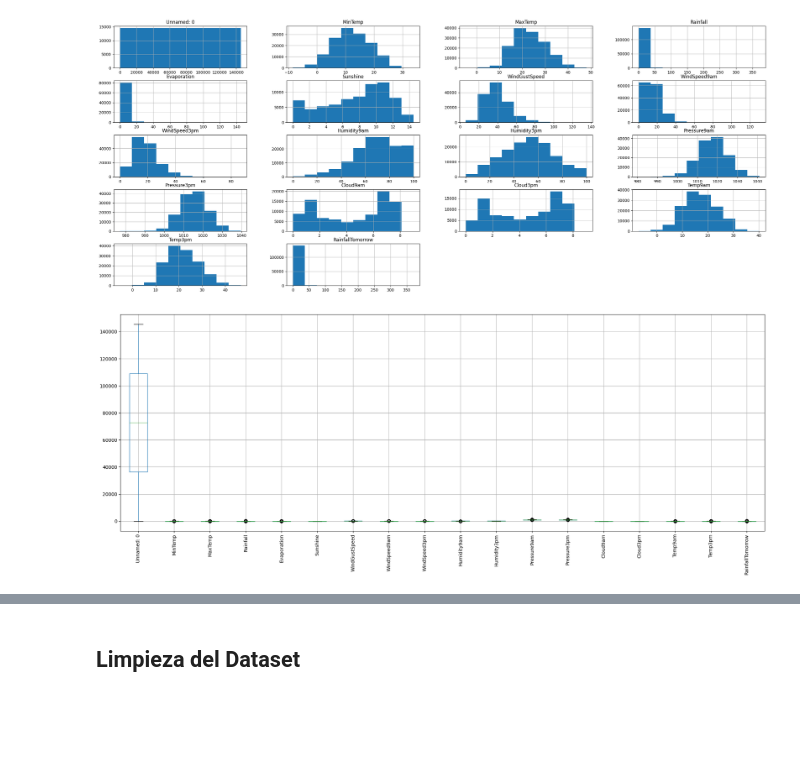
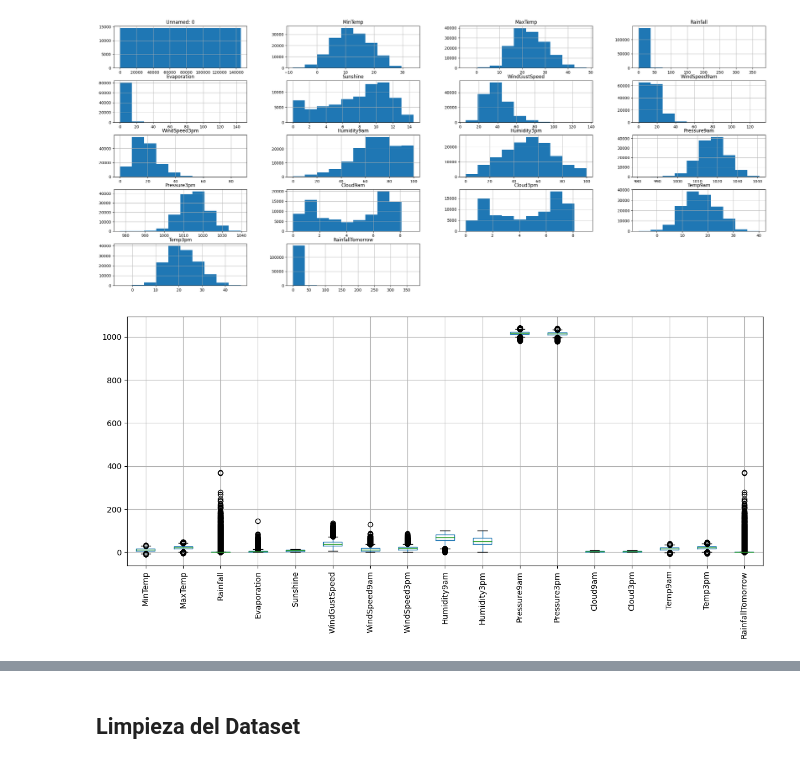
Before and after one commit to MiguelMussi/Apr_Aut_1_TP, a Jupyter notebook: TP-AA1.ipynb, the cells around one changed output, grey strips where cells are left out. Cells and saved outputs as stored; diff of their text form; code cells hidden in the pictures; blank space fills up the shorter version.

```diff
--- a/TP-AA1.ipynb
+++ b/TP-AA1.ipynb
@@ -93,10 +96,10 @@ Mounted at /content/drive
 #@title DataFrame
 
 # Path 1 - Referenciado a la carpeta de Drive
-#file_path= '/content/drive/MyDrive/UNR/4 - Aprendizaje Automático (IA41)/Trabajo Práctico (AA1)/weatherAUS.csv'
-#df_original = pd.read_csv(file_path, sep=',', engine='python')
+file_path= '/content/drive/MyDrive/UNR/4 - Aprendizaje Automático (IA41)/Trabajo Práctico (AA1)/weatherAUS.csv'
+df_original = pd.read_csv(file_path, sep=',', engine='python')
 
 # Path 2 - Mismo directorio
-df_original = pd.read_csv('weatherAUS.csv', sep=',', engine='python')
+#df_original = pd.read_csv('weatherAUS.csv', sep=',', engine='python')
 # %%
 df_original
@@ -171,11 +114,15 @@ df_original.hist(figsize=(30,12))
 plt.show()
 # %% [output]
 [figure]
+# %%
+# Eliminación de la primera columa
+df_original = df_original.drop(['Unnamed: 0'], axis=1)
 # %%
-plt.figure(figsize=(20, 8))
+# Boxplot de los atributos a modo exploratorio
+plt.figure(figsize=(12, 6))
 df_original.boxplot(rot=90)
 plt.tight_layout()  #para que las etiquetas no se superpongan
 plt.show()
 # %% [output]
-[figure, old version]
+[figure, new version]
 # %%
```
Also changed, not shown: parts of 99 cells of this notebook.
